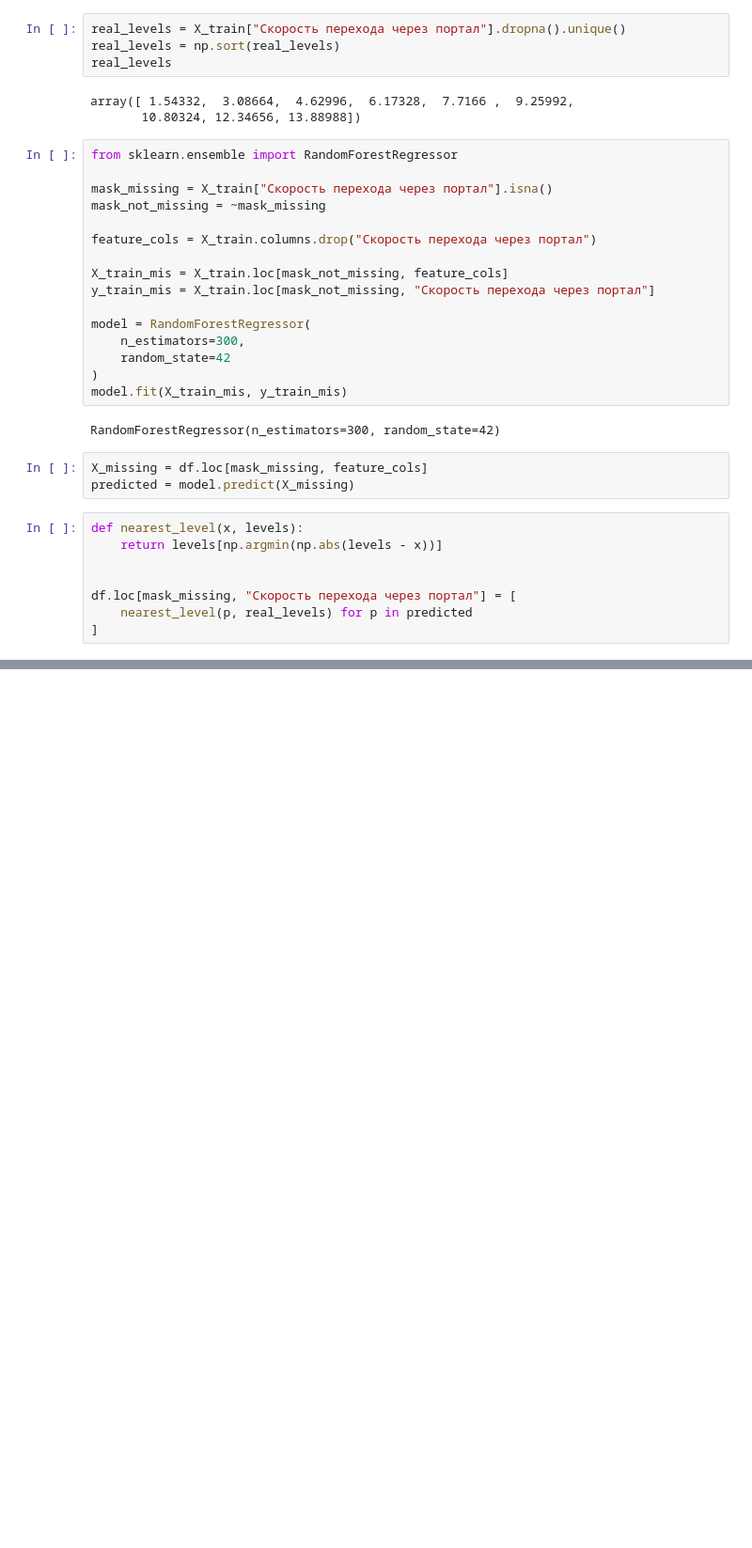
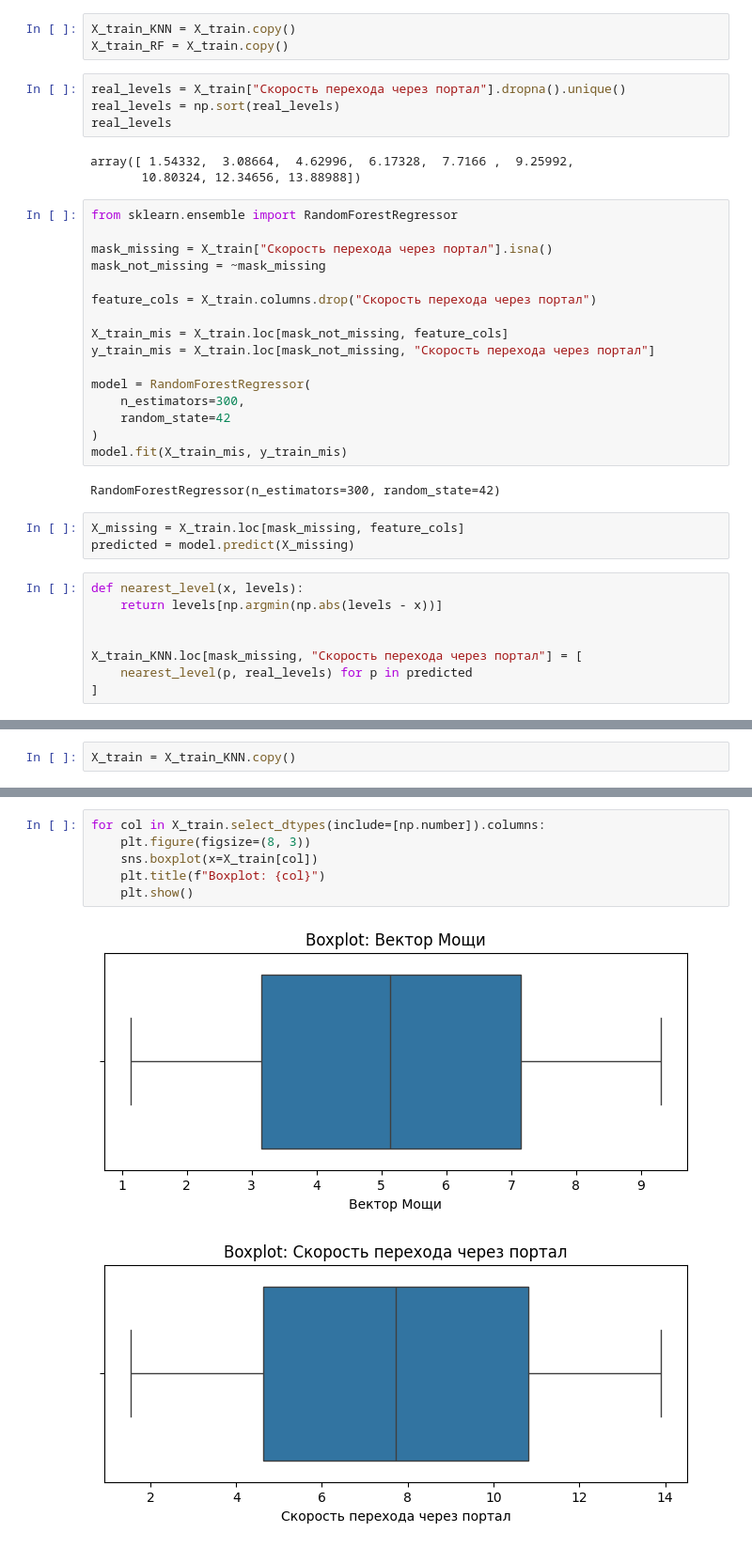
Before and after one commit to Vaiforo/practi5, a Jupyter notebook: labworks.ipynb, the cells around one changed output, grey strips where cells are left out. Shown: that part at 94% size. Drawn from its saved outputs; the diff is of its cells as text; blank space fills up the shorter version.

```diff
--- a/labworks.ipynb
+++ b/labworks.ipynb
@@ -516,4 +525,7 @@ X_train["Скорость перехода через портал"].value_count
 Name: count, dtype: int64
+# %%
+X_train_KNN = X_train.copy()
+X_train_RF = X_train.copy()
 # %%
 real_levels = X_train["Скорость перехода через портал"].dropna().unique()
 real_levels = np.sort(real_levels)
@@ -540,13 +552,13 @@ model.fit(X_train_mis, y_train_mis)
 # %% [output]
 RandomForestRegressor(n_estimators=300, random_state=42)
 # %%
-X_missing = df.loc[mask_missing, feature_cols]
+X_missing = X_train.loc[mask_missing, feature_cols]
 predicted = model.predict(X_missing)
 # %%
 def nearest_level(x, levels):
     return levels[np.argmin(np.abs(levels - x))]
 
 
-df.loc[mask_missing, "Скорость перехода через портал"] = [
+X_train_KNN.loc[mask_missing, "Скорость перехода через портал"] = [
     nearest_level(p, real_levels) for p in predicted
 ]
@@ -567 +610,3 @@ Name: count, dtype: int64
+# %%
+X_train = X_train_KNN.copy()
 # %%
@@ -585 +628,10 @@ df.isna().sum()
 dtype: int64
+# %%
+for col in X_train.select_dtypes(include=[np.number]).columns:
+    plt.figure(figsize=(8, 3))
+    sns.boxplot(x=X_train[col])
+    plt.title(f"Boxplot: {col}")
+    plt.show()
+# %% [output]
+[figure, added]
+[figure, added]
```
Also changed, not shown: parts of 42 cells of this notebook, 1 other file.
